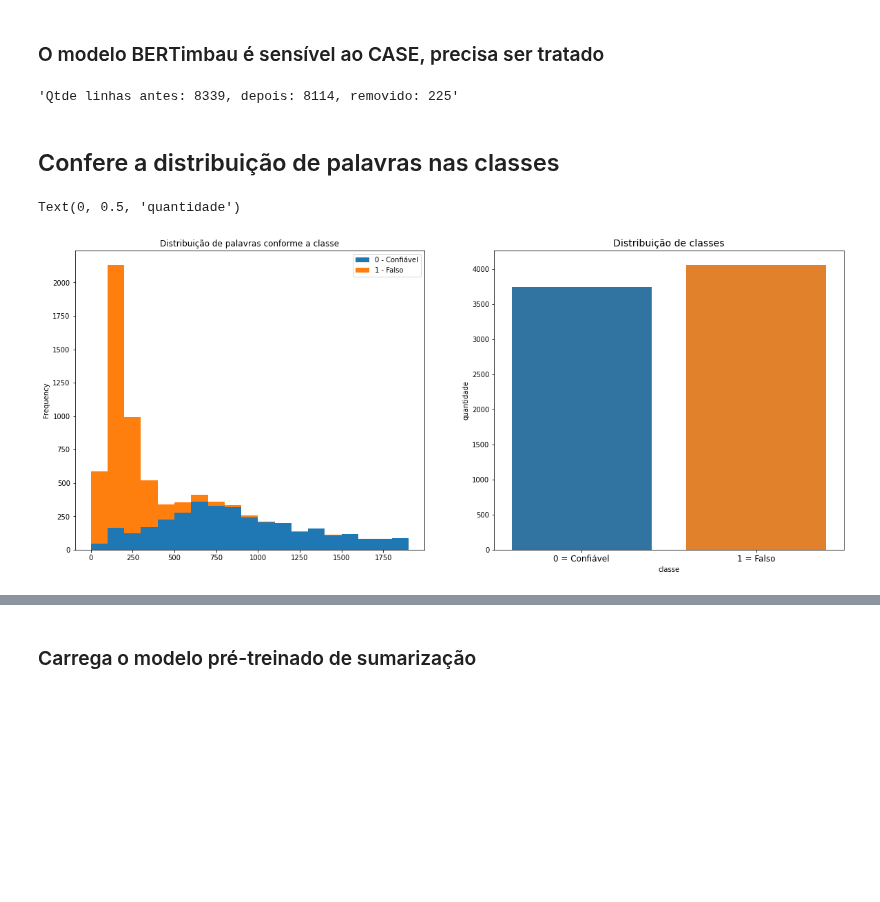
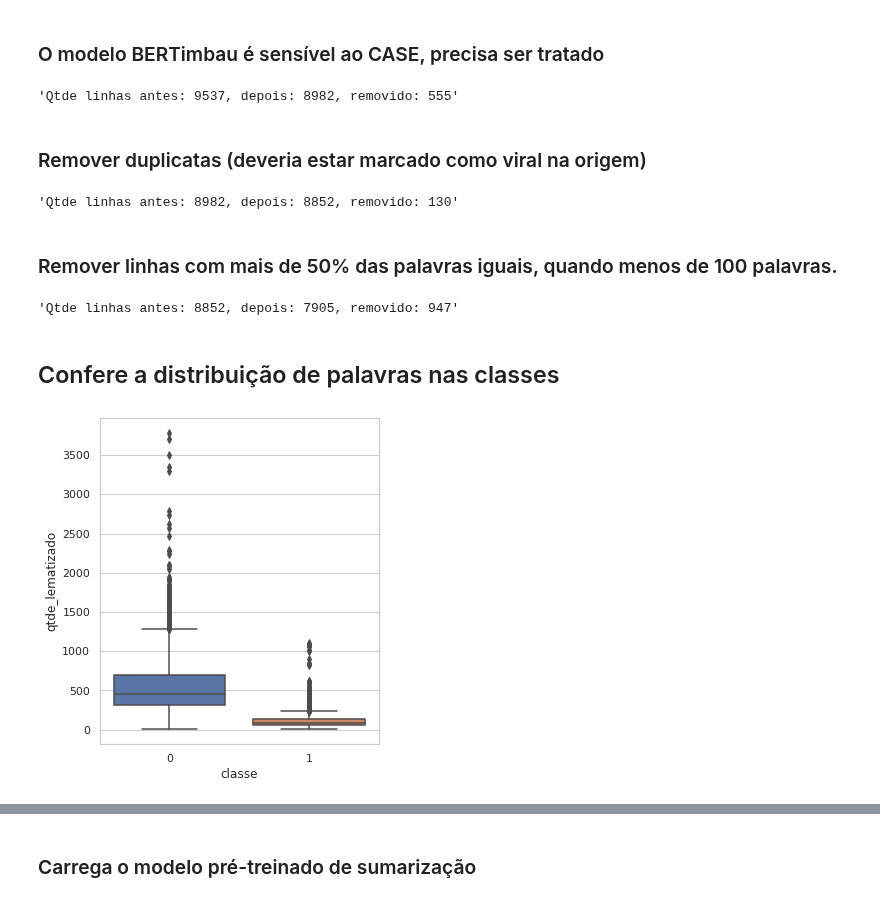
Before and after one commit to caesarcc/pucminas-tcc-fake-news-detection, a Jupyter notebook: passo02_pre_processamento.ipynb, the cells around one changed output, grey strips where cells are left out. Drawn from its saved outputs; the diff is of its cells as text; code cells hidden in the pictures; blank space fills up the shorter version.

```diff
--- a/passo02_pre_processamento.ipynb
+++ b/passo02_pre_processamento.ipynb
@@ -90,0 +116,7 @@ display(dados[dados['texto'].str.len()<500].sample(n=5)[['classe', 'texto', 'tex
+# %%
+nlp = pt_core_news_sm.load()
+dados["texto_lematizado"] = dados.texto_processado.progress_apply(
+    lambda texto: " ".join([token.lemma_ for token in nlp(texto)
+      if not token.is_stop]))
+dados["qtde_lematizado"] = dados.texto_lematizado.apply(
+                  lambda texto: len(re.findall(r"[\w']+", texto)))
@@ -93,26 +127,58 @@ display(dados[dados['texto'].str.len()<500].sample(n=5)[['classe', 'texto', 'tex
 # %%
 # Remove linhas com mais de 10% de palavras em maiúsculo
 antes = dados.shape[0]
-dados['qtde_maiusculas'] = dados.texto_processado.apply(
+dados['qtde_maiusculas'] = dados.texto_lematizado.apply(
     lambda texto: len(re.findall("[A-Z]+[A-Z]+[A-Z]*[\s]+", texto)))
-dados = dados[(dados['qtde_maiusculas'] / dados["qtde_palavras"])<0.1][
-          ['classe', 'texto', 'texto_processado', 'qtde_palavras']]
+dados = dados[(dados['qtde_maiusculas'] / dados["qtde_lematizado"])<0.1]
 display(f"Qtde linhas antes: {antes}, depois: {dados.shape[0]}, removido: {antes-dados.shape[0]}")
 # %% [output]
-'Qtde linhas antes: 8339, depois: 8114, removido: 225'
+'Qtde linhas antes: 9537, depois: 8982, removido: 555'
+# %% [markdown]
+### Remover duplicatas (deveria estar marcado como viral na origem)
+# %%
+# Primeiramente remove duplicatas absolutas do texto
+antes = dados.shape[0]
+dados = dados.drop_duplicates(subset=['texto_lematizado'])
+display(f"Qtde linhas antes: {antes}, depois: {dados.shape[0]}, removido: {antes-dados.shape[0]}")
+# %% [output]
+'Qtde linhas antes: 8982, depois: 8852, removido: 130'
+# %% [markdown]
+### Remover linhas com mais de 50% das palavras iguais, quando menos de 100 palavras.
+# %%
+dados_menos_100_palavras = dados[dados["qtde_lematizado"]<100].copy()
+
+# Calcula quantidade de palavras duplicadas
+def confere_duplicidade(coluna_busca):
+  conjunto_palavras = set(re.findall(r"[\w']+", coluna_busca))
+  dados_sem_busca = dados_menos_100_palavras.drop(dados.index[dados['texto_lematizado'] == coluna_busca]).copy()
+  dados_sem_busca['duplicado_corrente'] = dados_sem_busca.texto_lematizado.apply(
+      lambda texto: len(conjunto_palavras.intersection(set(re.findall(r"[\w']+", texto)))))
+  return int(dados_sem_busca['duplicado_corrente'].max())
+
+dados['qtde_palavras_duplicadas'] = dados[dados["qtde_lematizado"]<100].texto_lematizado.progress_apply(confere_duplicidade)
+dados_menos_100_palavras = pd.DataFrame() #libera área
+antes = dados.shape[0]
+dados = dados[((dados['qtde_palavras_duplicadas'] / dados["qtde_lematizado"])<0.5) | (dados['qtde_palavras_duplicadas'].isnull())].copy()
+dados.drop('qtde_palavras_duplicadas', axis=1, inplace=True)
+display(f"Qtde linhas antes: {antes}, depois: {dados.shape[0]}, removido: {antes-dados.shape[0]}")
+# %% [output]
+'Qtde linhas antes: 8852, depois: 7905, removido: 947'
 # %% [markdown]
 ## Confere a distribuição de palavras nas classes
+# %%
+sns.set_theme(style="whitegrid")
+ax, fig = plt.subplots(figsize=[5,6])
+ax = sns.boxplot(y=dados["qtde_lematizado"],x=dados["classe"])
+# %% [output]
+[figure, added]
 # %%
-dfplot = dados.pivot(columns='classe').qtde_palavras
-dfplot.columns = ['0 - Confiável', '1 - Falso']
-fig, axes = plt.subplots(nrows=1, ncols=2, figsize=(20, 8))
-axes1 = dfplot.plot(
-    ax=axes[0], kind='hist', stacked=True, bins=list(range(0, 2000, 100)),
-    title="Distribuição de palavras conforme a classe")
-axes2 = sns.countplot(x="classe", data=dados)
-axes2.set_xticklabels(["0 = Confiável", "1 = Falso"], fontsize=12)
-axes2.set_title('Distribuição de classes', fontsize=14)
-axes2.set_ylabel('quantidade')
+def grafico_distribuicao(dfplot):
+  dfplot.columns = ['0 - Confiável', '1 - Falso']
+  fig, axes = plt.subplots(nrows=1, ncols=2, figsize=(12, 5))
+  axes1 = dfplot.plot(
+      ax=axes[0], kind='hist', stacked=True, bins=list(range(0, 2000, 100)),
+      title="Distribuição de palavras conforme a classe")
+  axes2 = sns.countplot(x="classe", data=dados)
+  axes2.set_xticklabels(["0 = Confiável", "1 = Falso"], fontsize=12)
+  axes2.set_title('Distribuição de classes', fontsize=14)
+  axes2.set_ylabel('quantidade')
-# %% [output]
-Text(0, 0.5, 'quantidade')
-[figure, removed]
```
Also changed, not shown: parts of 28 cells of this notebook.
